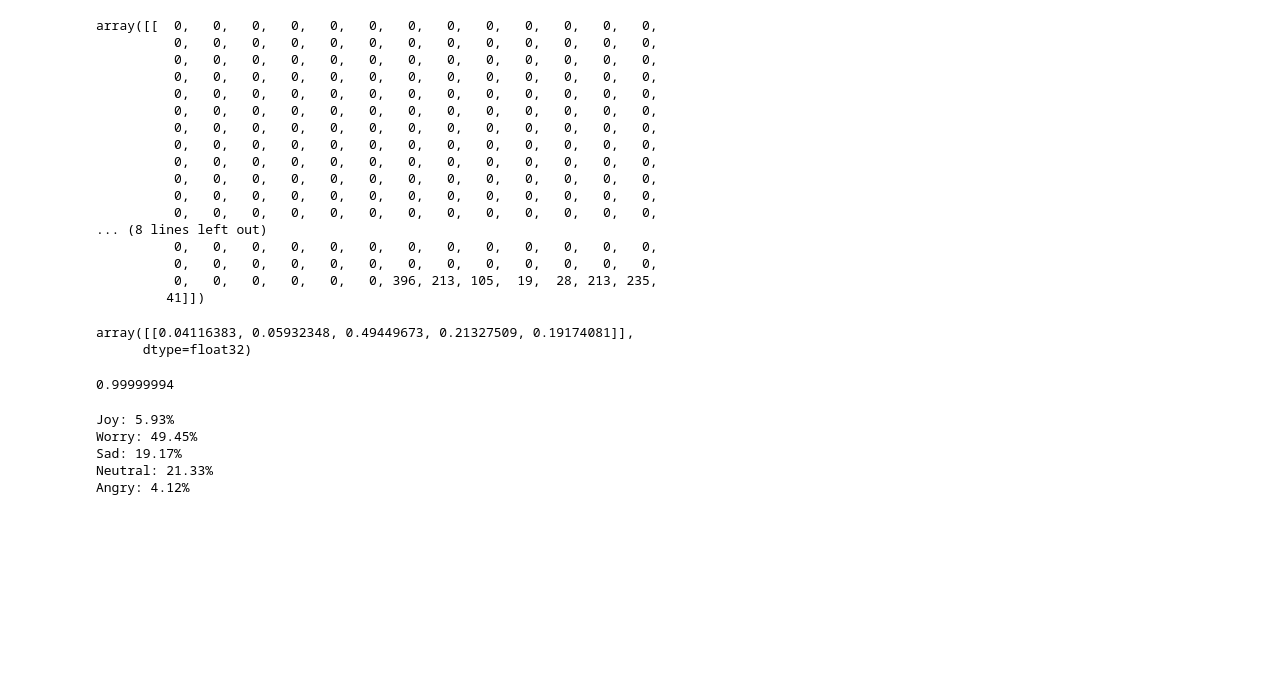
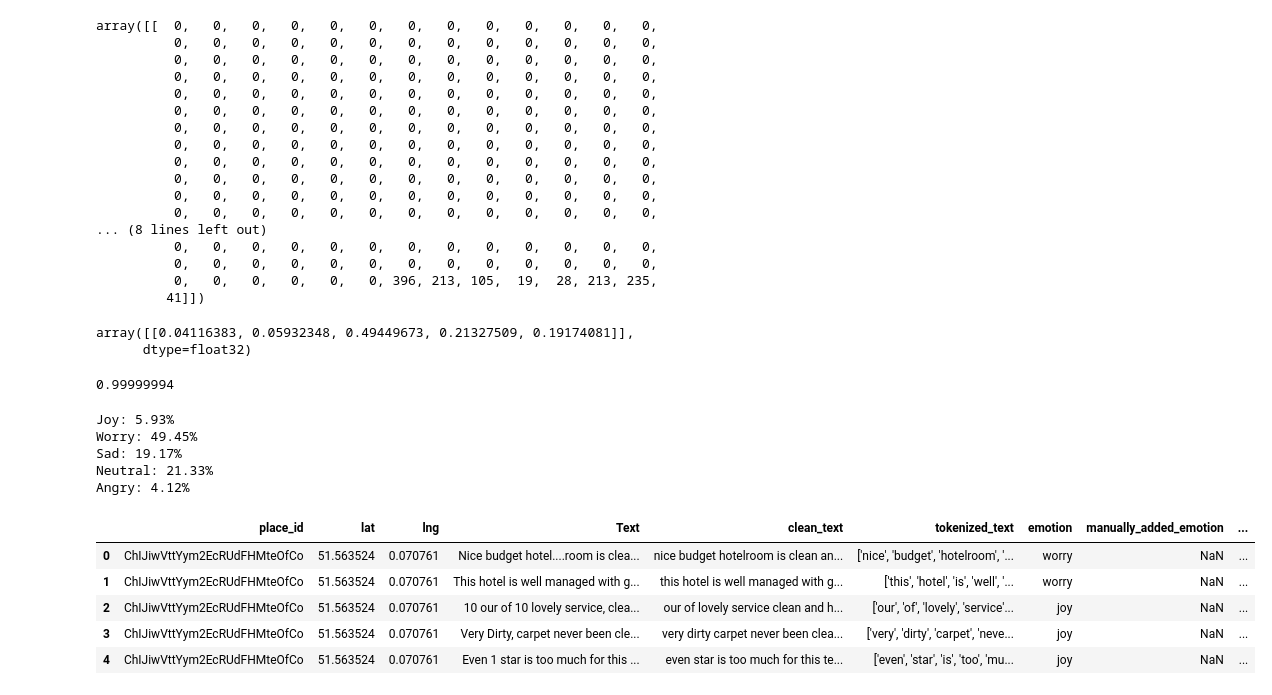
Before and after one commit to alanying/london-emotions, a Jupyter notebook: notebook/alan_prediction.ipynb, the cells around one changed output. Drawn from its saved outputs; the diff is of its cells as text; code cells hidden in the pictures; blank space fills up the shorter version.

```diff
--- a/notebook/alan_prediction.ipynb
+++ b/notebook/alan_prediction.ipynb
@@ -589,3 +589,13 @@ Worry: 49.45%
 Sad: 19.17%
 Neutral: 21.33%
 Angry: 4.12%
+# %%
+x = pd.read_csv("../downloads/predicted_reviews.csv")
+x.head()
+# %% [output]
+|  | place_id | lat | lng | Text | clean_text | tokenized_text | emotion | manually_added_emotion | ... |
+| 0 | ChIJiwVttYym2EcRUdFHMteOfCo | 51.563524 | 0.070761 | Nice budget hotel....room is clea... | nice budget hotelroom is clean an... | ['nice', 'budget', 'hotelroom', '... | worry | NaN | ... |
+| 1 | ChIJiwVttYym2EcRUdFHMteOfCo | 51.563524 | 0.070761 | This hotel is well managed with g... | this hotel is well managed with g... | ['this', 'hotel', 'is', 'well', '... | worry | NaN | ... |
+| 2 | ChIJiwVttYym2EcRUdFHMteOfCo | 51.563524 | 0.070761 | 10 our of 10 lovely service, clea... | our of lovely service clean and h... | ['our', 'of', 'lovely', 'service'... | joy | NaN | ... |
+| 3 | ChIJiwVttYym2EcRUdFHMteOfCo | 51.563524 | 0.070761 | Very Dirty, carpet never been cle... | very dirty carpet never been clea... | ['very', 'dirty', 'carpet', 'neve... | joy | NaN | ... |
+| 4 | ChIJiwVttYym2EcRUdFHMteOfCo | 51.563524 | 0.070761 | Even 1 star is too much for this ... | even star is too much for this te... | ['even', 'star', 'is', 'too', 'mu... | joy | NaN | ... |
```
Also changed, not shown: 4 other files.
